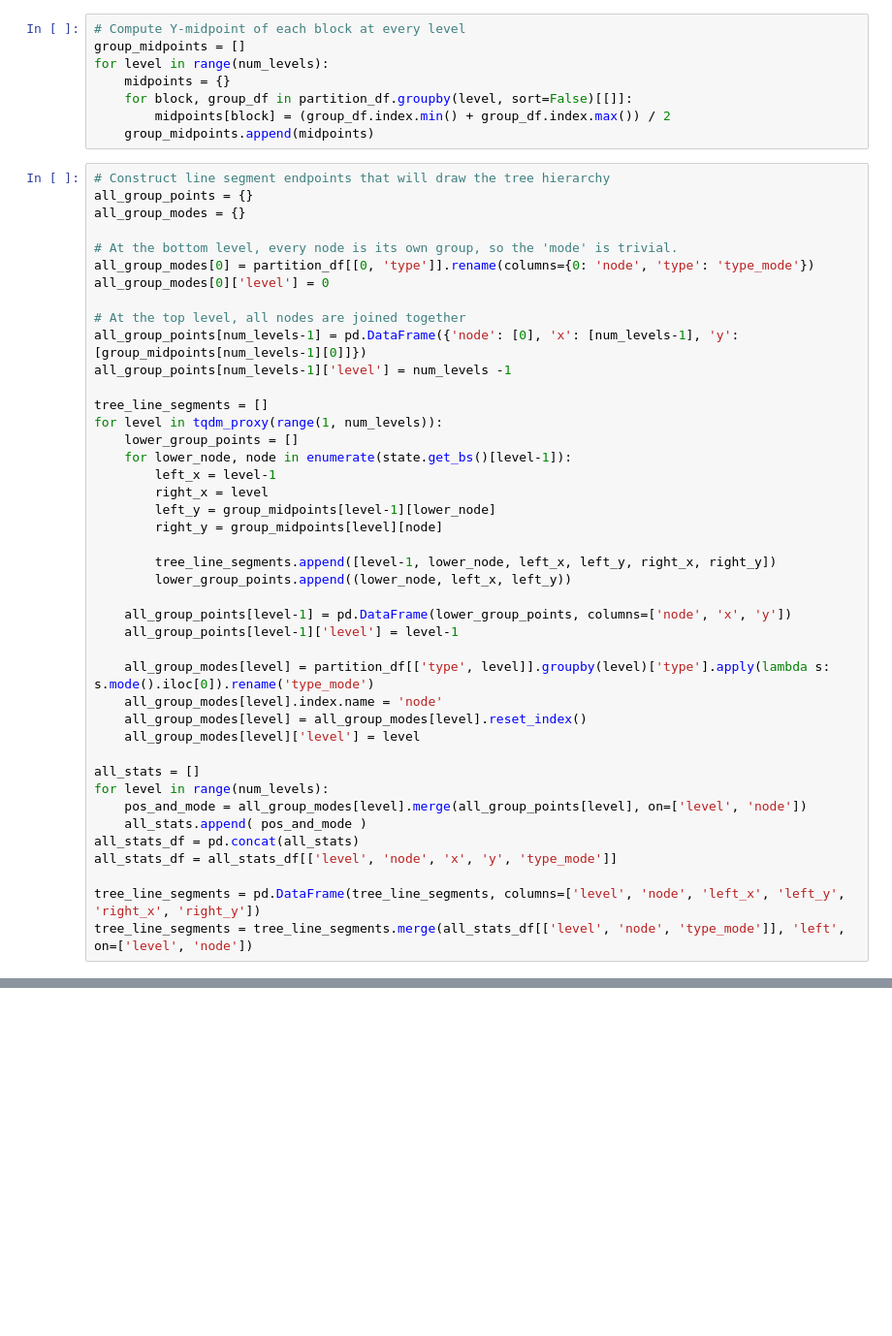
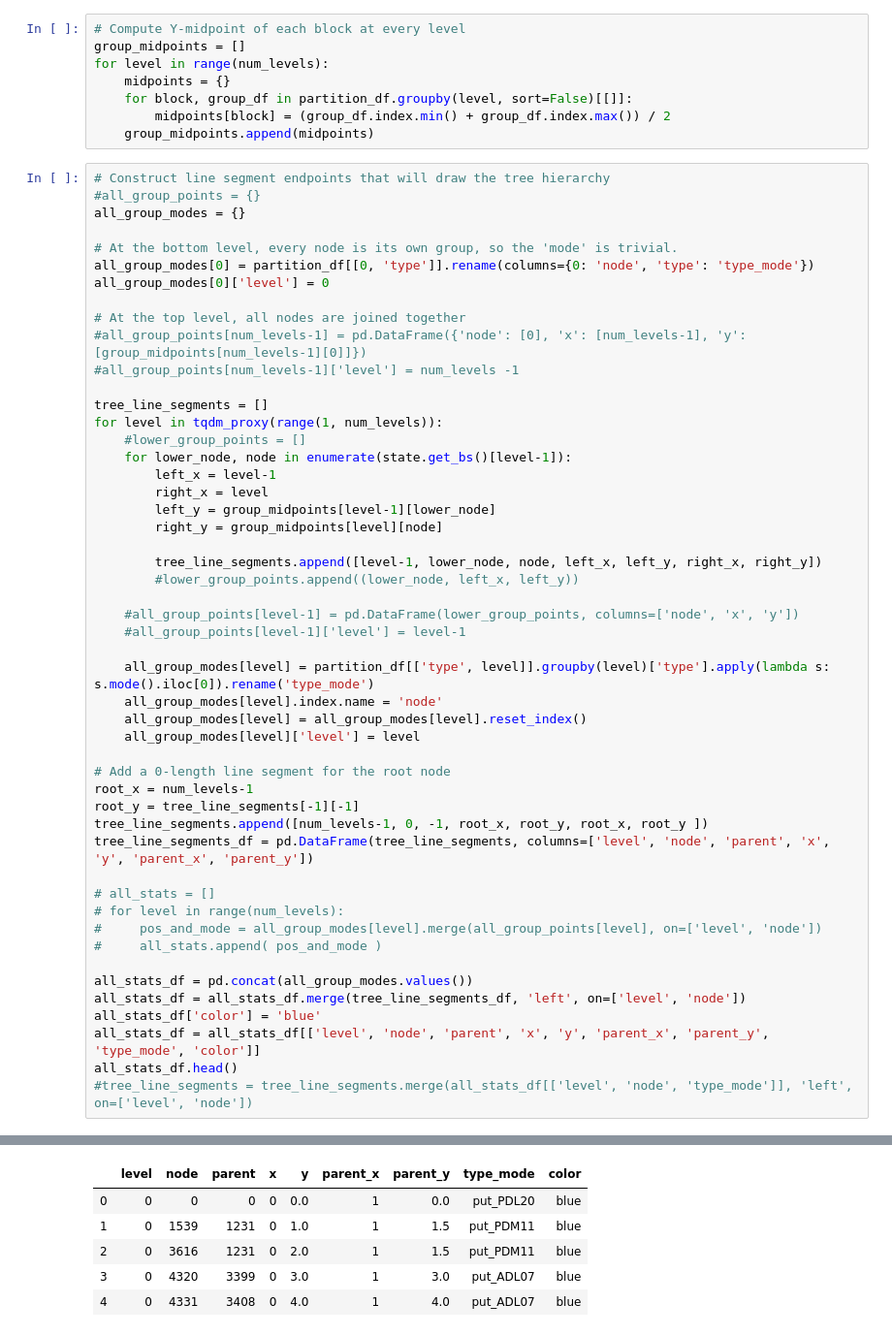
Before and after one commit to stuarteberg/network-clustering, a Jupyter notebook: connectome-inference.ipynb, the cells around one changed output, grey strips where cells are left out. Shown at 97% size. Saved outputs shown, nothing was run; the diff lists cells and outputs as text; blank space fills up the shorter version.

```diff
--- a/connectome-inference.ipynb
+++ b/connectome-inference.ipynb
@@ -292,45 +292,59 @@ for level in range(num_levels):
     group_midpoints.append(midpoints)
 # %%
 # Construct line segment endpoints that will draw the tree hierarchy
-all_group_points = {}
+#all_group_points = {}
 all_group_modes = {}
 
 # At the bottom level, every node is its own group, so the 'mode' is trivial.
 all_group_modes[0] = partition_df[[0, 'type']].rename(columns={0: 'node', 'type': 'type_mode'})
 all_group_modes[0]['level'] = 0
 
 # At the top level, all nodes are joined together
-all_group_points[num_levels-1] = pd.DataFrame({'node': [0], 'x': [num_levels-1], 'y': [group_midpoints[num_levels-1][0]]})
-all_group_points[num_levels-1]['level'] = num_levels -1
+#all_group_points[num_levels-1] = pd.DataFrame({'node': [0], 'x': [num_levels-1], 'y': [group_midpoints[num_levels-1][0]]})
+#all_group_points[num_levels-1]['level'] = num_levels -1
 
 tree_line_segments = []
 for level in tqdm_proxy(range(1, num_levels)):
-    lower_group_points = []
+    #lower_group_points = []
     for lower_node, node in enumerate(state.get_bs()[level-1]):
         left_x = level-1
         right_x = level
         left_y = group_midpoints[level-1][lower_node]
         right_y = group_midpoints[level][node]
 
-        tree_line_segments.append([level-1, lower_node, left_x, left_y, right_x, right_y])
-        lower_group_points.append((lower_node, left_x, left_y))
+        tree_line_segments.append([level-1, lower_node, node, left_x, left_y, right_x, right_y])
+        #lower_group_points.append((lower_node, left_x, left_y))
 
-    all_group_points[level-1] = pd.DataFrame(lower_group_points, columns=['node', 'x', 'y'])
-    all_group_points[level-1]['level'] = level-1
+    #all_group_points[level-1] = pd.DataFrame(lower_group_points, columns=['node', 'x', 'y'])
+    #all_group_points[level-1]['level'] = level-1
 
     all_group_modes[level] = partition_df[['type', level]].groupby(level)['type'].apply(lambda s: s.mode().iloc[0]).rename('type_mode')
     all_group_modes[level].index.name = 'node'
     all_group_modes[level] = all_group_modes[level].reset_index()
     all_group_modes[level]['level'] = level
 
-all_stats = []
-for level in range(num_levels):
-    pos_and_mode = all_group_modes[level].merge(all_group_points[level], on=['level', 'node'])
-    all_stats.append( pos_and_mode )
-all_stats_df = pd.concat(all_stats)
-all_stats_df = all_stats_df[['level', 'node', 'x', 'y', 'type_mode']]
+# Add a 0-length line segment for the root node
+root_x = num_levels-1
+root_y = tree_line_segments[-1][-1]
+tree_line_segments.append([num_levels-1, 0, -1, root_x, root_y, root_x, root_y ])
+tree_line_segments_df = pd.DataFrame(tree_line_segments, columns=['level', 'node', 'parent', 'x', 'y', 'parent_x', 'parent_y'])
 
-tree_line_segments = pd.DataFrame(tree_line_segments, columns=['level', 'node', 'left_x', 'left_y', 'right_x', 'right_y'])
-tree_line_segments = tree_line_segments.merge(all_stats_df[['level', 'node', 'type_mode']], 'left', on=['level', 'node'])
+# all_stats = []
+# for level in range(num_levels):
+#     pos_and_mode = all_group_modes[level].merge(all_group_points[level], on=['level', 'node'])
+#     all_stats.append( pos_and_mode )
+
+all_stats_df = pd.concat(all_group_modes.values())
+all_stats_df = all_stats_df.merge(tree_line_segments_df, 'left', on=['level', 'node'])
+all_stats_df['color'] = 'blue'
+all_stats_df = all_stats_df[['level', 'node', 'parent', 'x', 'y', 'parent_x', 'parent_y', 'type_mode', 'color']]
+all_stats_df.head()
+#tree_line_segments = tree_line_segments.merge(all_stats_df[['level', 'node', 'type_mode']], 'left', on=['level', 'node'])
 # %% [output]
 [interactive output not drawn]
+|  | level | node | parent | x | y | parent_x | parent_y | type_mode | color |
+| 0 | 0 | 0 | 0 | 0 | 0.0 | 1 | 0.0 | put_PDL20 | blue |
+| 1 | 0 | 1539 | 1231 | 0 | 1.0 | 1 | 1.5 | put_PDM11 | blue |
+| 2 | 0 | 3616 | 1231 | 0 | 2.0 | 1 | 1.5 | put_PDM11 | blue |
+| 3 | 0 | 4320 | 3399 | 0 | 3.0 | 1 | 3.0 | put_ADL07 | blue |
+| 4 | 0 | 4331 | 3408 | 0 | 4.0 | 1 | 4.0 | put_ADL07 | blue |
```
Also changed, not shown: parts of 9 cells of this notebook.
